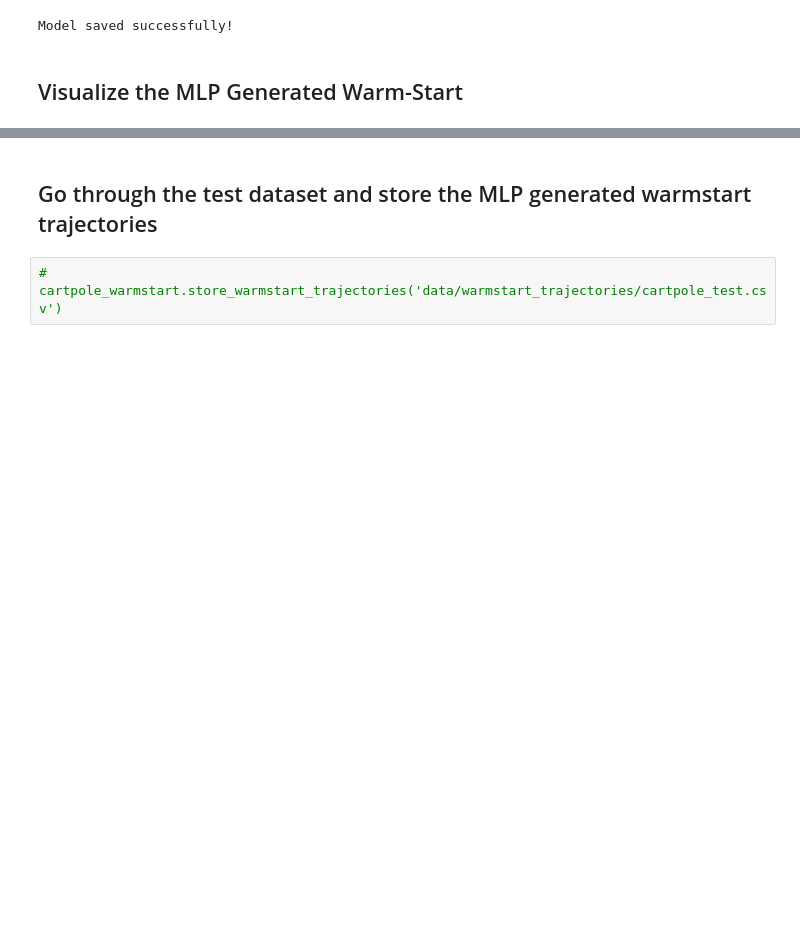
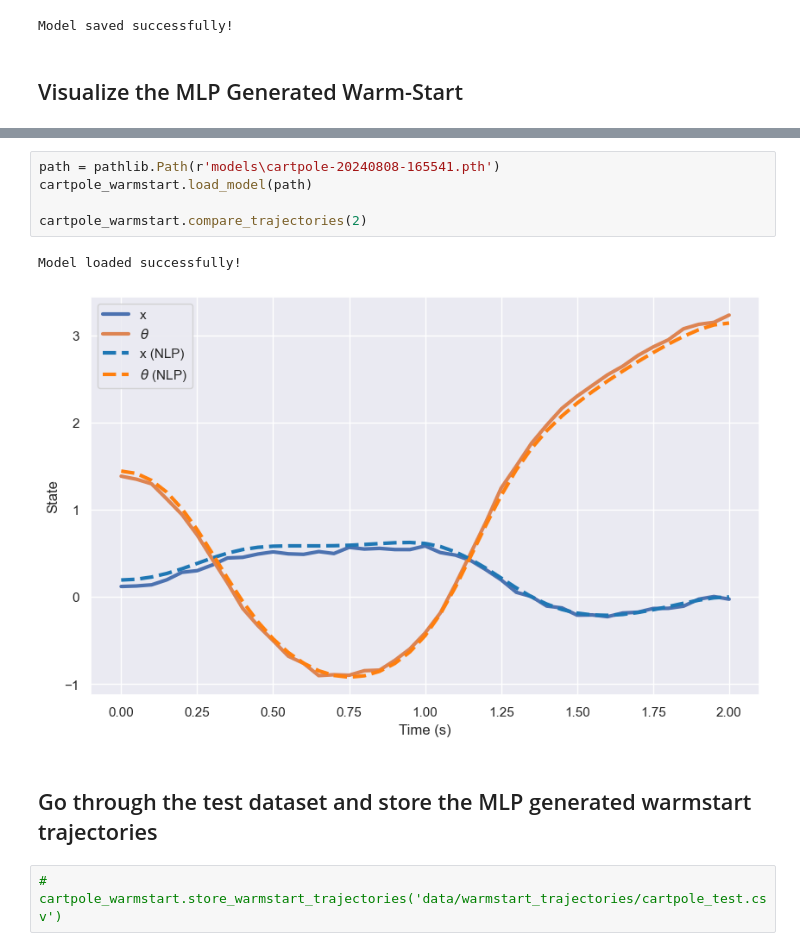
Before and after one commit to Astronauty/AiPEX-Projects, a Jupyter notebook: warmstarting_NLPs/NLP_learning.ipynb, the cells around one changed output, grey strips where cells are left out. Saved outputs shown, nothing was run; the diff lists cells and outputs as text; blank space fills up the shorter version.

```diff
--- a/warmstarting_NLPs/NLP_learning.ipynb
+++ b/warmstarting_NLPs/NLP_learning.ipynb
@@ -175,3 +95,11 @@ cartpole_warmstart.compare_trajectories(1)
+# %%
+path = pathlib.Path(r'models\cartpole-20240808-165541.pth')
+cartpole_warmstart.load_model(path)
+
+cartpole_warmstart.compare_trajectories(2)
+# %% [output]
+Model loaded successfully!
+[figure, added]
 # %% [markdown]
 ## Go through the test dataset and store the MLP generated warmstart trajectories
 # %%
```
Also changed, not shown: parts of 7 cells of this notebook, 31 other files.
